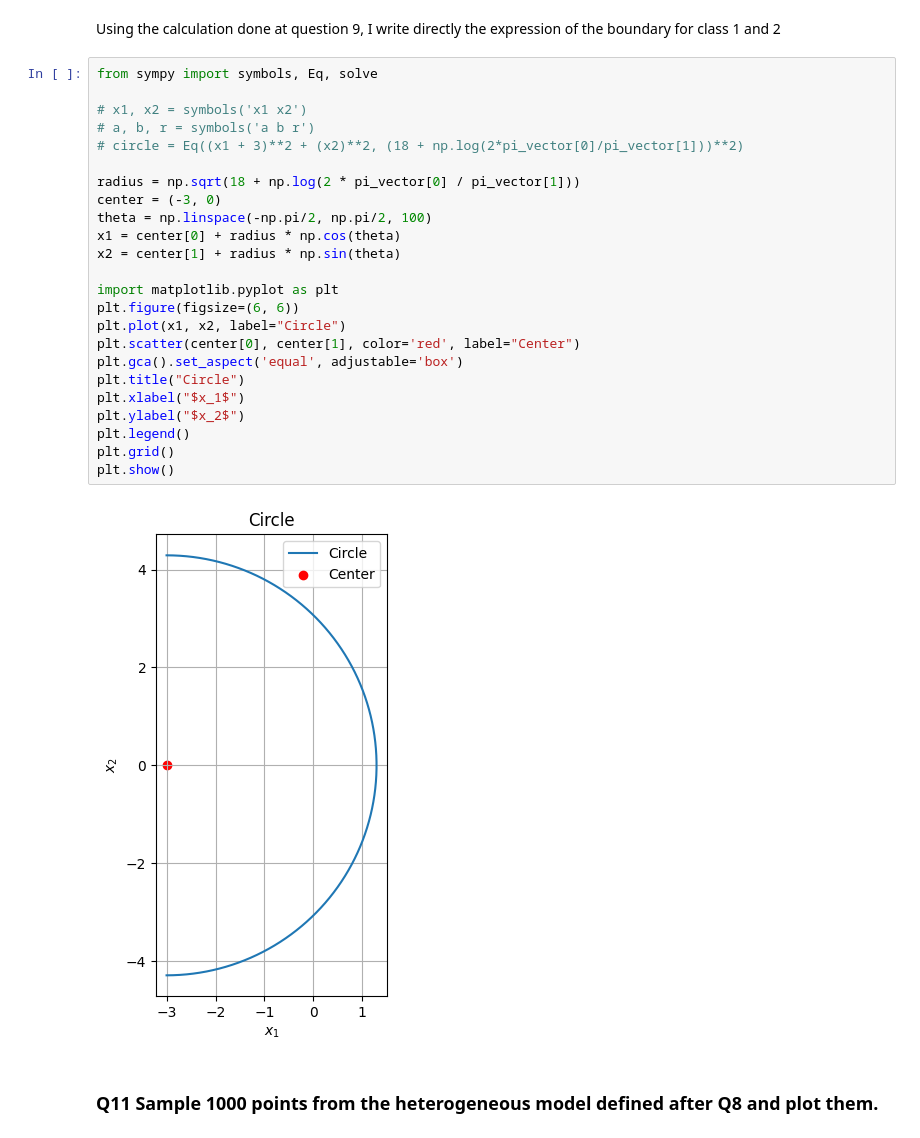
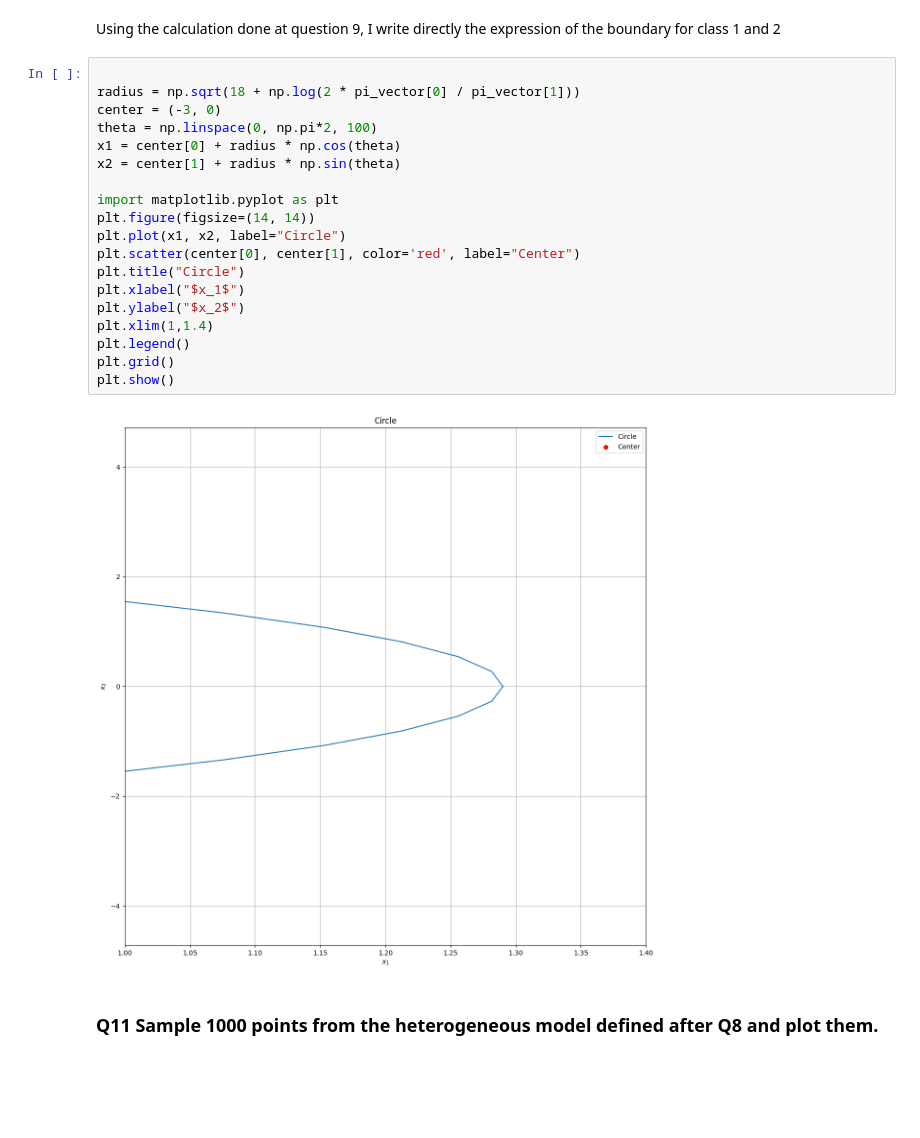
Before and after one commit to AleCardinale/Fundamentals-Inference-Learning, a Jupyter notebook: HW2/hw2_theory.ipynb, the cells around one changed output. Drawn from its saved outputs; the diff is of its cells as text; blank space fills up the shorter version.

```diff
--- a/HW2/hw2_theory.ipynb
+++ b/HW2/hw2_theory.ipynb
@@ -249,31 +353,26 @@ In this case, the decision boundary between classes 1 and 2 is not a line but it
 # %% [markdown]
 Using the calculation done at question 9, I write directly the expression of the boundary for class 1 and 2
 # %%
-from sympy import symbols, Eq, solve
-
-# x1, x2 = symbols('x1 x2')
-# a, b, r = symbols('a b r')
-# circle = Eq((x1 + 3)**2 + (x2)**2, (18 + np.log(2*pi_vector[0]/pi_vector[1]))**2)
 
 radius = np.sqrt(18 + np.log(2 * pi_vector[0] / pi_vector[1]))
 center = (-3, 0)
-theta = np.linspace(-np.pi/2, np.pi/2, 100)
+theta = np.linspace(0, np.pi*2, 100)
 x1 = center[0] + radius * np.cos(theta)
 x2 = center[1] + radius * np.sin(theta)
 
 import matplotlib.pyplot as plt
-plt.figure(figsize=(6, 6))
+plt.figure(figsize=(14, 14))
 plt.plot(x1, x2, label="Circle")
 plt.scatter(center[0], center[1], color='red', label="Center")
-plt.gca().set_aspect('equal', adjustable='box')
 plt.title("Circle")
 plt.xlabel("$x_1$")
 plt.ylabel("$x_2$")
+plt.xlim(1,1.4)
 plt.legend()
 plt.grid()
 plt.show()
 # %% [output]
-[figure, old version]
+[figure, new version]
 # %% [markdown]
 ### **Q11** Sample 1000 points from the heterogeneous model defined after Q8 and plot them.
 # %%
```
Also changed, not shown: parts of 10 cells of this notebook.
